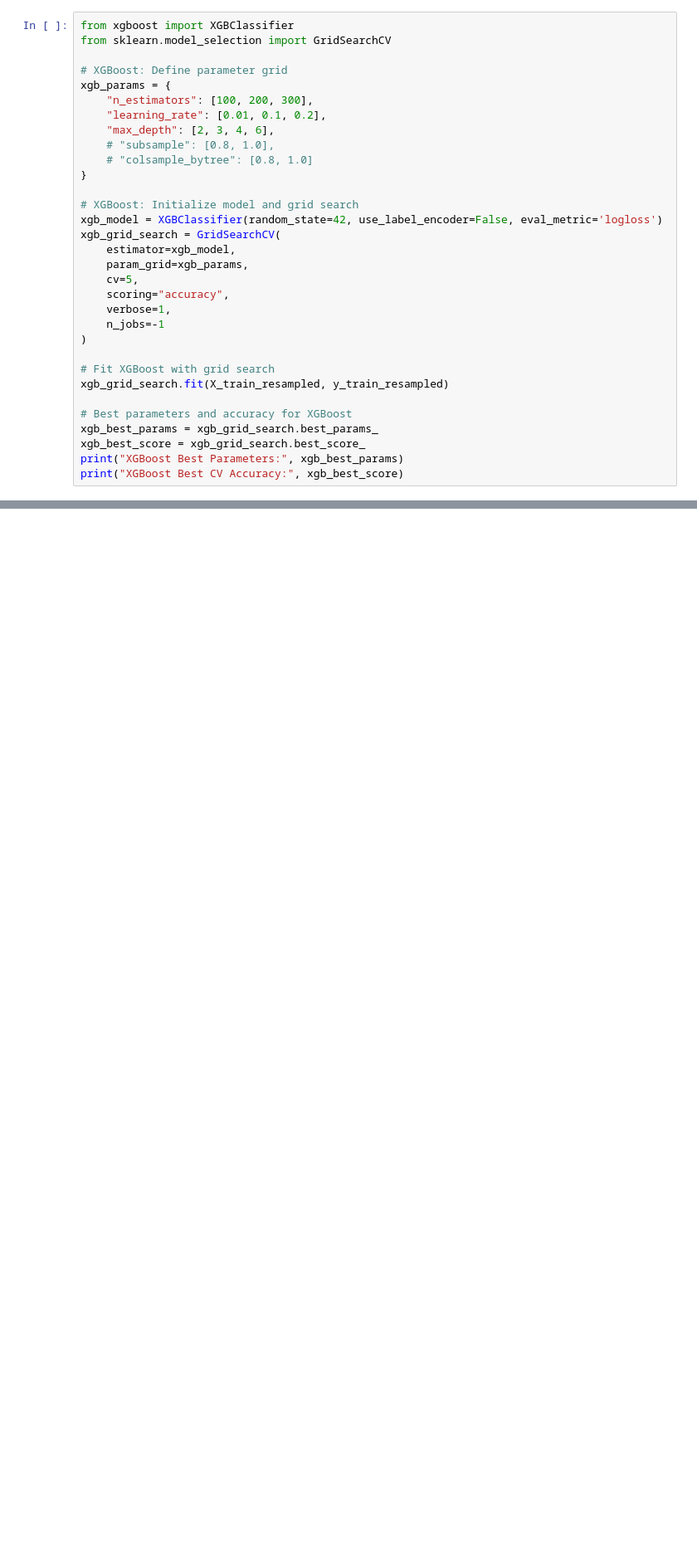
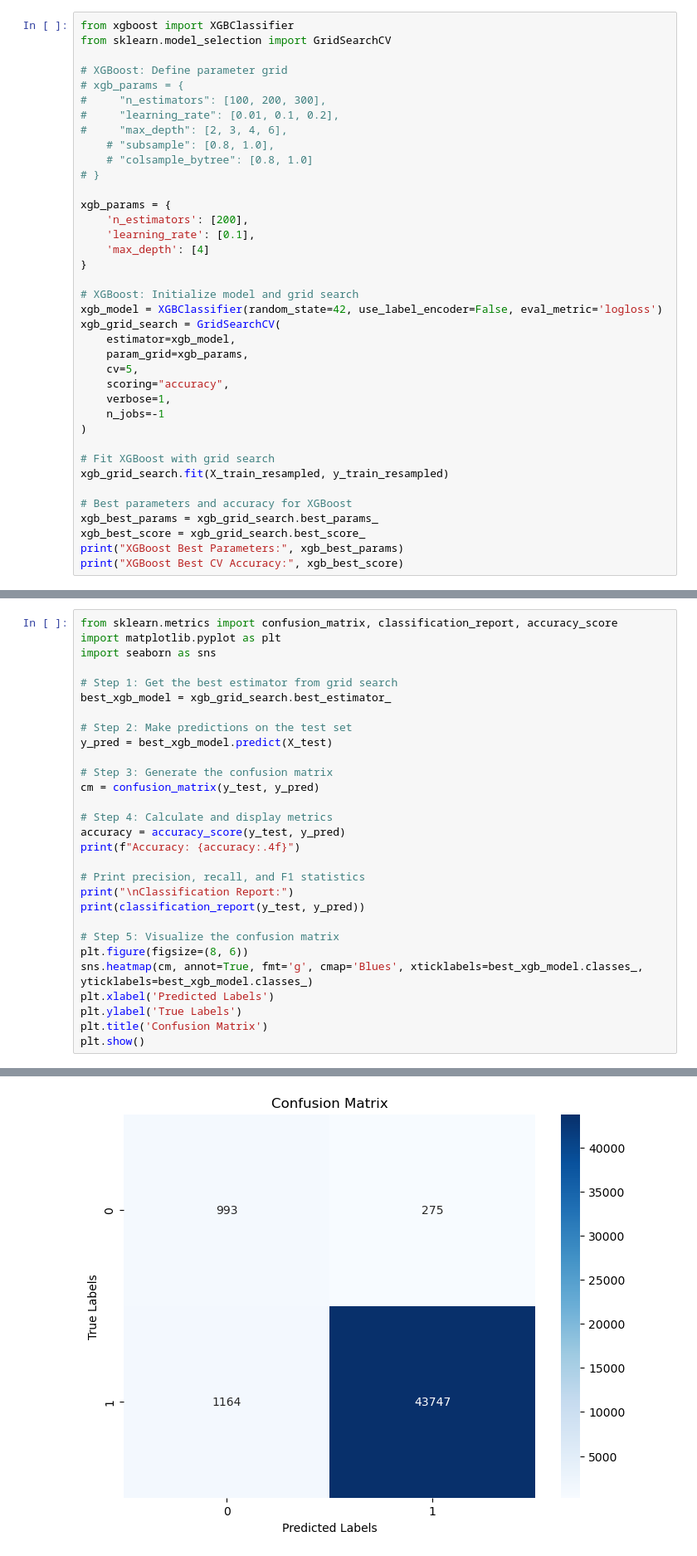
Before and after one commit to Balboa57/aocd, a Jupyter notebook: structure.ipynb, the cells around one changed output, grey strips where cells are left out. Shown: that part at 83% size. Saved outputs shown, nothing was run; the diff lists cells and outputs as text; blank space fills up the shorter version.

```diff
--- a/structure.ipynb
+++ b/structure.ipynb
@@ -388,12 +396,18 @@ from xgboost import XGBClassifier
 from sklearn.model_selection import GridSearchCV
 
 # XGBoost: Define parameter grid
-xgb_params = {
-    "n_estimators": [100, 200, 300],
-    "learning_rate": [0.01, 0.1, 0.2],
-    "max_depth": [2, 3, 4, 6],
+# xgb_params = {
+#     "n_estimators": [100, 200, 300],
+#     "learning_rate": [0.01, 0.1, 0.2],
+#     "max_depth": [2, 3, 4, 6],
     # "subsample": [0.8, 1.0],
     # "colsample_bytree": [0.8, 1.0]
+# }
+
+xgb_params = {
+    'n_estimators': [200],
+    'learning_rate': [0.1],
+    'max_depth': [4]
 }
 
 # XGBoost: Initialize model and grid search
@@ -437,0 +439,30 @@ KeyboardInterrupt:
+# %%
+from sklearn.metrics import confusion_matrix, classification_report, accuracy_score
+import matplotlib.pyplot as plt
+import seaborn as sns
+
+# Step 1: Get the best estimator from grid search
+best_xgb_model = xgb_grid_search.best_estimator_
+
+# Step 2: Make predictions on the test set
+y_pred = best_xgb_model.predict(X_test)
+
+# Step 3: Generate the confusion matrix
+cm = confusion_matrix(y_test, y_pred)
+
+# Step 4: Calculate and display metrics
+accuracy = accuracy_score(y_test, y_pred)
+print(f"Accuracy: {accuracy:.4f}")
+
+# Print precision, recall, and F1 statistics
+print("\nClassification Report:")
+print(classification_report(y_test, y_pred))
+
+# Step 5: Visualize the confusion matrix
+plt.figure(figsize=(8, 6))
+sns.heatmap(cm, annot=True, fmt='g', cmap='Blues', xticklabels=best_xgb_model.classes_, yticklabels=best_xgb_model.classes_)
+plt.xlabel('Predicted Labels')
+plt.ylabel('True Labels')
+plt.title('Confusion Matrix')
+plt.show()
+# %% [output]
@@ -437,0 +480 @@ KeyboardInterrupt:
+[figure, added]
```
Also changed, not shown: parts of 3 cells of this notebook.
